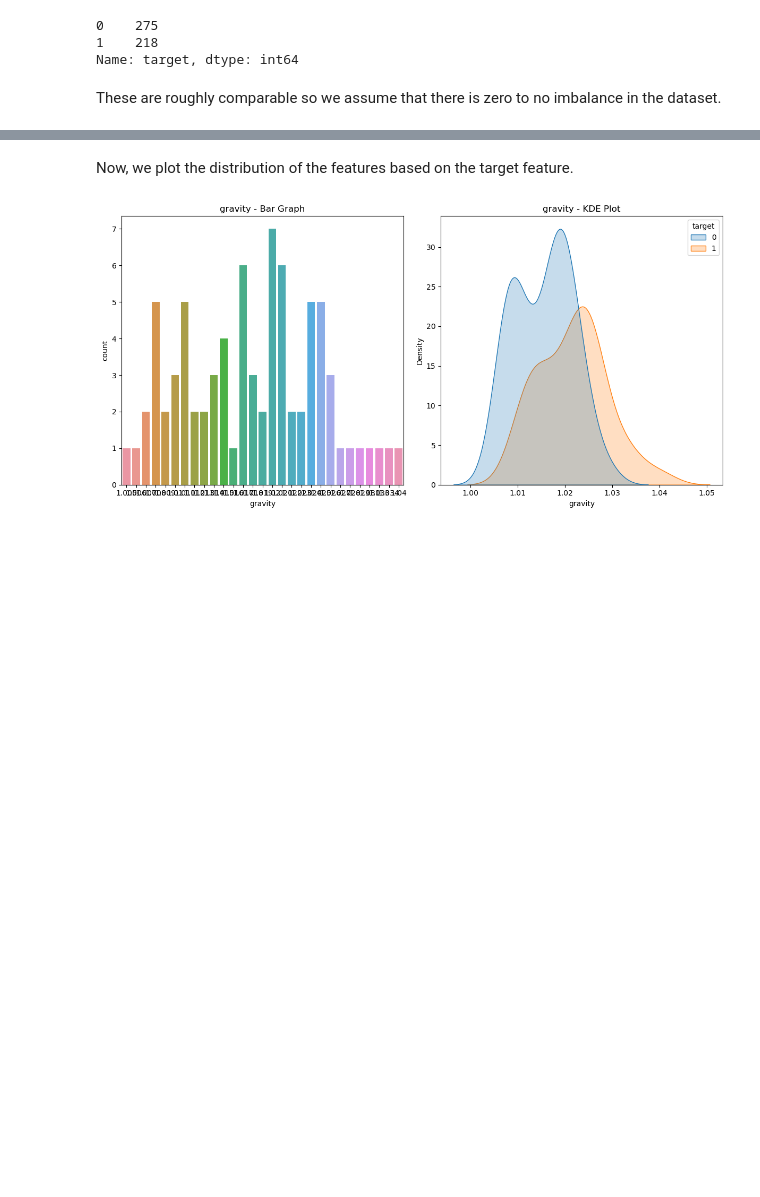
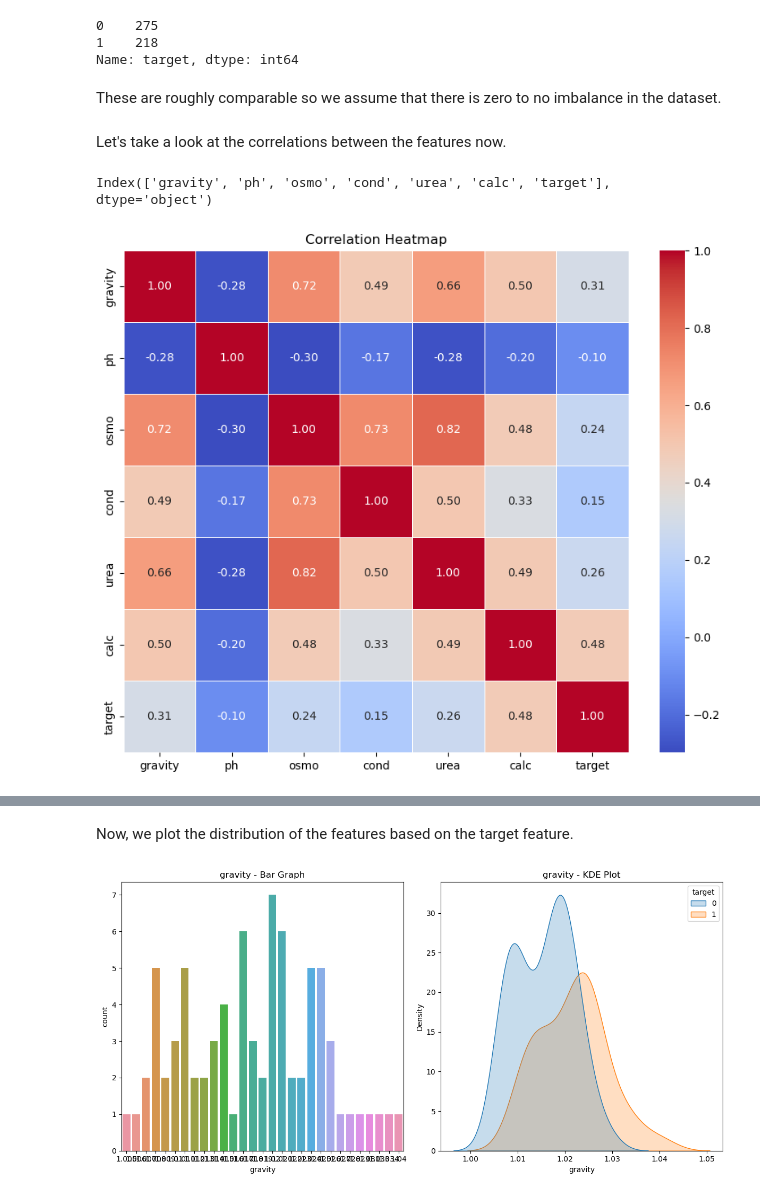
Before and after one commit to codewtirtha/Kaggle_tabular_playgroundseries, a Jupyter notebook: kidneystones.ipynb, the cells around one changed output, grey strips where cells are left out. Drawn from its saved outputs; the diff is of its cells as text; code cells hidden in the pictures; blank space fills up the shorter version.

```diff
--- a/kidneystones.ipynb
+++ b/kidneystones.ipynb
@@ -93,3 +119,17 @@ df_f['target'].value_counts()
 Name: target, dtype: int64
 # %% [markdown]
 These are roughly comparable so we assume that there is zero to no imbalance in the dataset.
+# %% [markdown]
+Let's take a look at the correlations between the features now.
+# %%
+df_f.columns
+# %% [output]
+Index(['gravity', 'ph', 'osmo', 'cond', 'urea', 'calc', 'target'], dtype='object')
+# %%
+corr_matrix = df_f.corr()
+plt.figure(figsize=(10, 8))
+sns.heatmap(corr_matrix, annot=True, cmap='coolwarm', fmt=".2f", linewidths=0.5)
+plt.title("Correlation Heatmap")
+plt.show()
+# %% [output]
+[figure, added]
```
Also changed, not shown: parts of 9 cells of this notebook.
